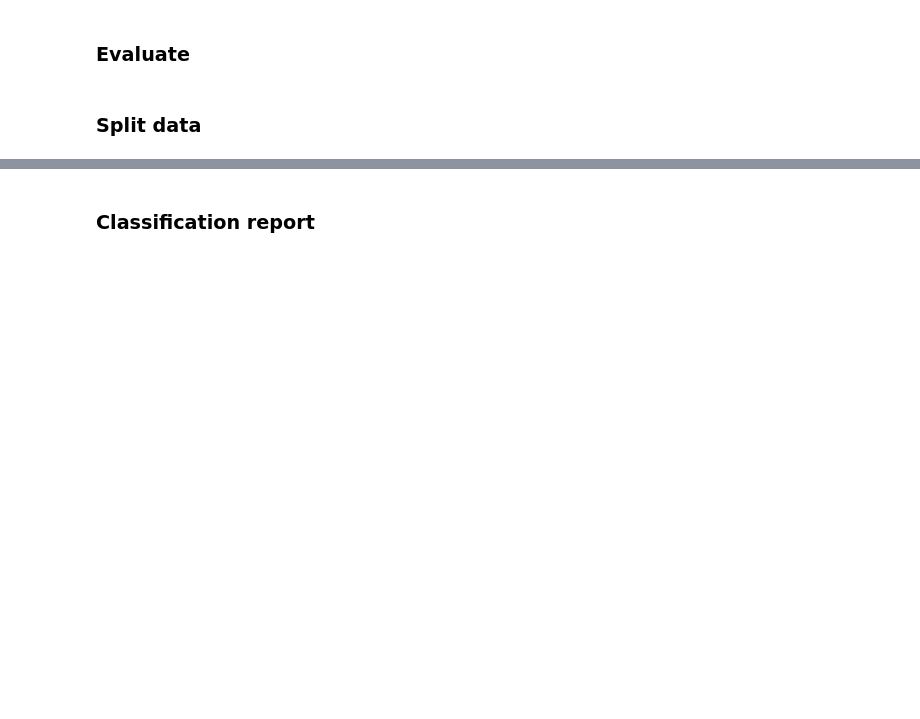
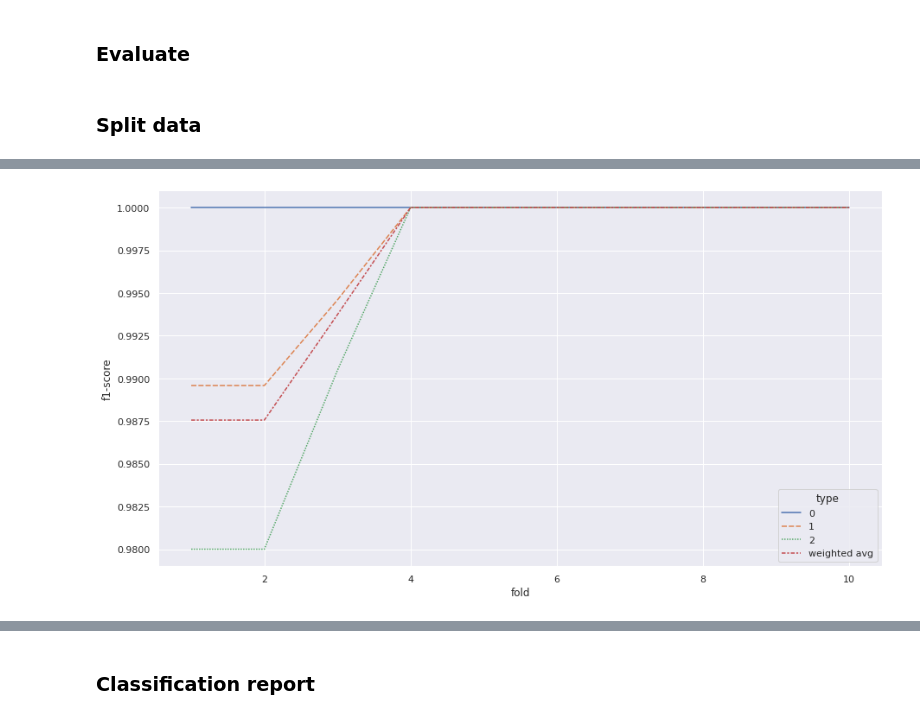
Before and after one commit to jianzhichun/6002, a Jupyter notebook: bert(dianping-cn)+weightedrandomsampler+nn(linear(768,3)+dropout(0.5))+focus_loss_weighted_crossentropyloss_kfold10.ipynb, the cells around one changed output, grey strips where cells are left out. Saved outputs shown, nothing was run; the diff lists cells and outputs as text; code cells hidden in the pictures; blank space fills up the shorter version.

```diff
--- a/bert(dianping-cn)+weightedrandomsampler+nn(linear(768,3)+dropout(0.5))+focus_loss_weighted_crossentropyloss_kfold10.ipynb
+++ b/bert(dianping-cn)+weightedrandomsampler+nn(linear(768,3)+dropout(0.5))+focus_loss_weighted_crossentropyloss_kfold10.ipynb
@@ -394,3 +381,8 @@ weighted avg       0.98      0.94      0.95       100
+# %%
+sns.lineplot(data=reports_df.reset_index(drop=True),x='fold',y='f1-score',hue='type',style='type')
+plt.show()
+# %% [output]
+[figure, added]
 # %%
 # load best bert model
 model = BertClassifier()
```
Also changed, not shown: parts of 10 cells of this notebook.
